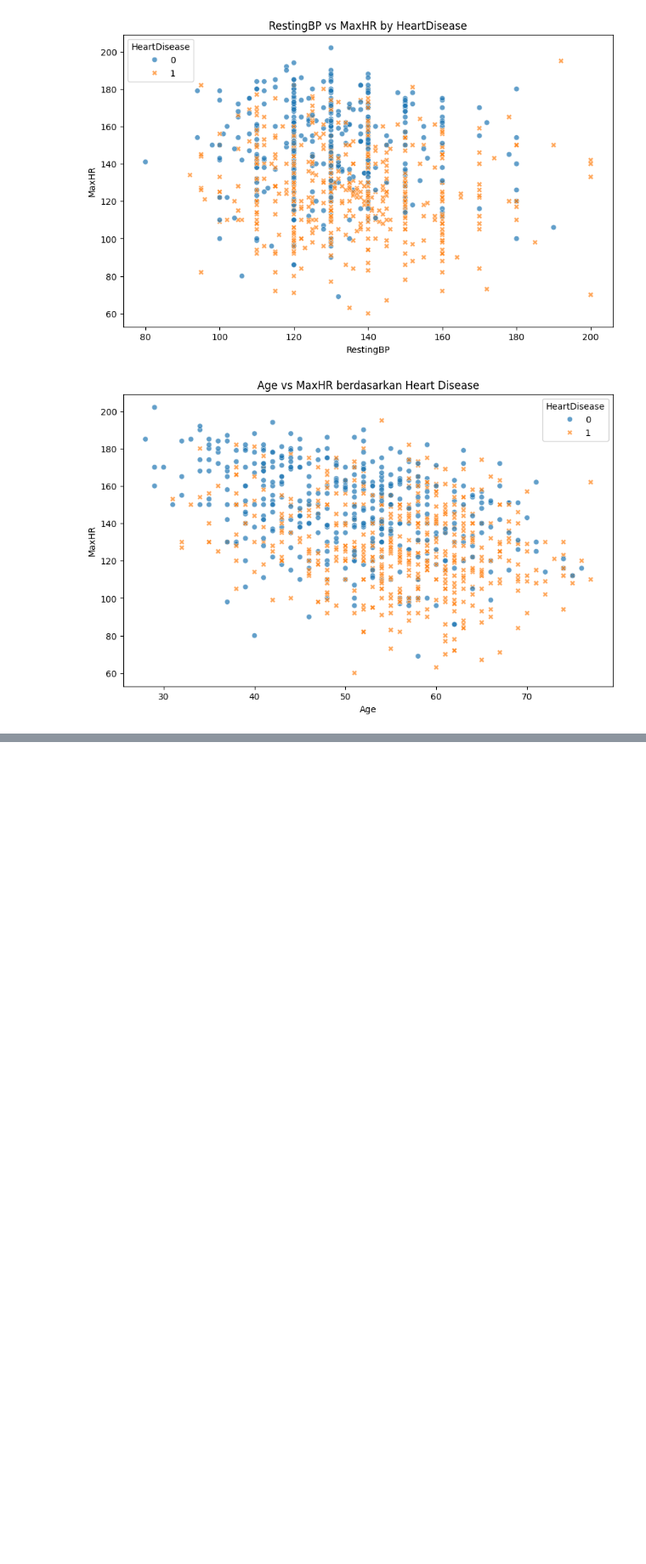
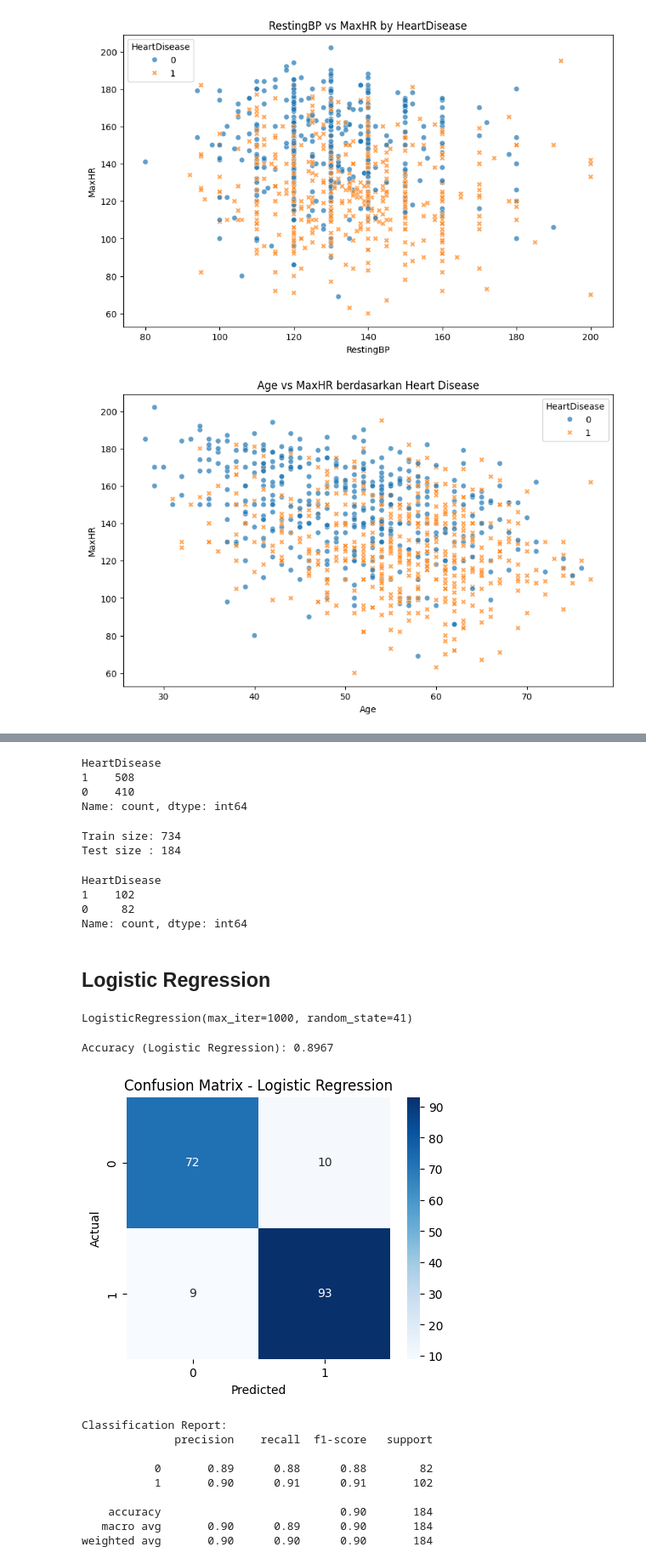
Before and after one commit to versa-syahptr/tubesPDA, a Jupyter notebook: main.ipynb, the cells around one changed output, grey strips where cells are left out. Shown at 85% size. Drawn from its saved outputs; the diff is of its cells as text; code cells hidden in the pictures; blank space fills up the shorter version.

```diff
--- a/main.ipynb
+++ b/main.ipynb
@@ -187,0 +224,76 @@ plt.show()
+# %%
+y.value_counts()
+# %% [output]
+HeartDisease
+1    508
+0    410
+Name: count, dtype: int64
+# %%
+# Train-Test Split
+X_train, X_test, y_train, y_test = train_test_split(
+    X, y,
+    test_size=0.2,
+    random_state=41,
+    stratify=y   # menjaga proporsi kelas
+)
+
+print("Train size:", X_train.shape[0])
+print("Test size :", X_test.shape[0])
+# %% [output]
+Train size: 734
+Test size : 184
+# %%
+y_test.value_counts()
+# %% [output]
+HeartDisease
+1    102
+0     82
+Name: count, dtype: int64
+# %%
+# Scaling Fitur Numerik
+scaler = StandardScaler()
+
+# Fit di train, transform train & test
+X_train_scaled = scaler.fit_transform(X_train)
+X_test_scaled  = scaler.transform(X_test)
+# %% [markdown]
+## Logistic Regression
+# %%
+logreg = LogisticRegression(max_iter=1000, random_state=41)
+logreg.fit(X_train_scaled, y_train)
+# %% [output]
+LogisticRegression(max_iter=1000, random_state=41)
+# %%
+# Evaluasi Akurasi
+# Prediksi
+y_pred = logreg.predict(X_test_scaled)
+
+# Akurasi
+acc = accuracy_score(y_test, y_pred)
+print(f"Accuracy (Logistic Regression): {acc:.4f}")
+# %% [output]
+Accuracy (Logistic Regression): 0.8967
+# %%
+# Confusion Matrix
+cm = confusion_matrix(y_test, y_pred)
+
+plt.figure(figsize=(5,4))
+sns.heatmap(cm, annot=True, fmt='d', cmap="Blues")
+plt.title("Confusion Matrix - Logistic Regression")
+plt.xlabel("Predicted")
+plt.ylabel("Actual")
+plt.show()
+
+print("\nClassification Report:")
+print(classification_report(y_test, y_pred))
+# %% [output]
+[figure, added]
+Classification Report:
+              precision    recall  f1-score   support
+
+           0       0.89      0.88      0.88        82
+           1       0.90      0.91      0.91       102
+
+    accuracy                           0.90       184
+   macro avg       0.90      0.89      0.90       184
+weighted avg       0.90      0.90      0.90       184
```
Also changed, not shown: parts of 24 cells of this notebook.
